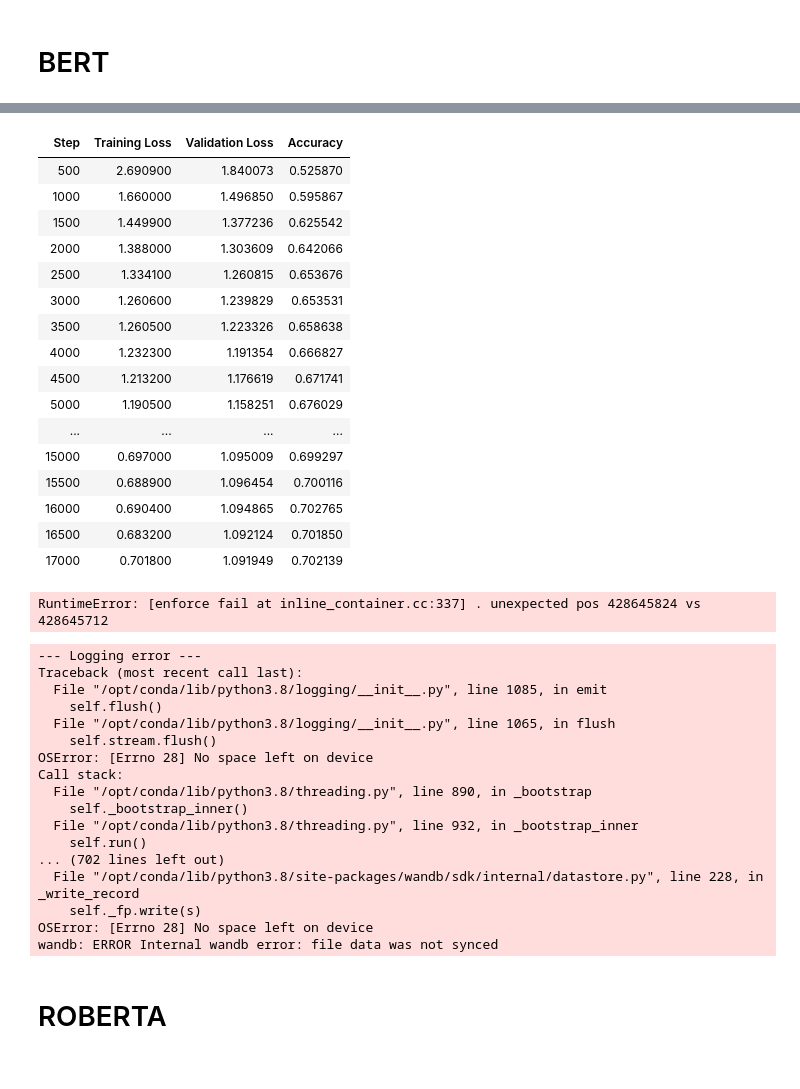
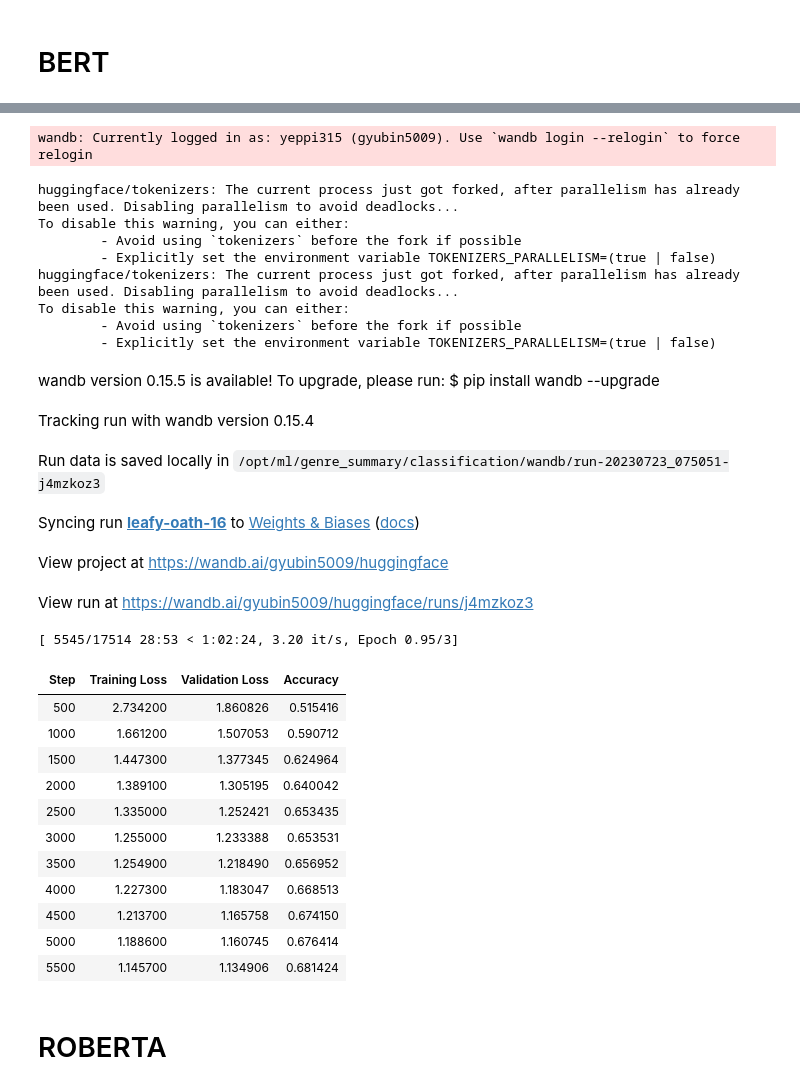
Before and after one commit to gyubinc/genre_summary, a Jupyter notebook: classification/classi.ipynb, the cells around one changed output, grey strips where cells are left out. Saved outputs shown, nothing was run; the diff lists cells and outputs as text; code cells hidden in the pictures.

Commit message:
fix) training file

```diff
--- a/classification/classi.ipynb
+++ b/classification/classi.ipynb
@@ -343,6 +343,7 @@ from transformers import BertTokenizerFast, BertForSequenceClassification, Train
 from torch.utils.data import Dataset
 from sklearn.preprocessing import LabelEncoder
 from sklearn.metrics import accuracy_score
+import torch
 import numpy as np
 
 class CustomDataset(Dataset):
@@ -373,8 +374,18 @@ x_valid = x_valid_1.tolist()
 
 # y_train과 y_valid가 텍스트 라벨이라면, 이를 정수형 라벨로 변환
 le = LabelEncoder()
-y_train = le.fit_transform(y_train)
-y_valid = le.transform(y_valid)
+y_train = le.fit_transform(y_train_1)
+y_valid = le.transform(y_valid_1)
+
+import pickle
+
+# LabelEncoder 객체를 저장합니다.
+with open('label_encoder.pkl', 'wb') as f:
+    pickle.dump(le, f)
+
+# 나중에 LabelEncoder 객체를 로드합니다.
+with open('label_encoder.pkl', 'rb') as f:
+    loaded_le = pickle.load(f)
 
 train_encodings = tokenizer(x_train, truncation=True, padding=True)
 valid_encodings = tokenizer(x_valid, truncation=True, padding=True)
@@ -391,6 +402,7 @@ model = BertForSequenceClassification.from_pretrained('bert-base-uncased', num_l
 training_args = TrainingArguments(
     output_dir='./results',          # 출력 결과를 저장할 경로
     num_train_epochs=3,              # 훈련 에포크 수
+    save_total_limit = 3,
     per_device_train_batch_size=32,  # 훈련 배치 크기
     per_device_eval_batch_size=32,   # 검증 배치 크기
     warmup_steps=500,                # 워밍업 스텝 수
@@ -423,38 +439,31 @@ You should probably TRAIN this model on a down-stream task to be able to use it
-| Step | Training Loss | Validation Loss | Accuracy |
-| 500 | 2.690900 | 1.840073 | 0.525870 |
-| 1000 | 1.660000 | 1.496850 | 0.595867 |
-| 1500 | 1.449900 | 1.377236 | 0.625542 |
-| 2000 | 1.388000 | 1.303609 | 0.642066 |
-| 2500 | 1.334100 | 1.260815 | 0.653676 |
-| 3000 | 1.260600 | 1.239829 | 0.653531 |
-| 3500 | 1.260500 | 1.223326 | 0.658638 |
-| 4000 | 1.232300 | 1.191354 | 0.666827 |
-| 4500 | 1.213200 | 1.176619 | 0.671741 |
-| 5000 | 1.190500 | 1.158251 | 0.676029 |
-| ... | ... | ... | ... |
-| 15000 | 0.697000 | 1.095009 | 0.699297 |
-| 15500 | 0.688900 | 1.096454 | 0.700116 |
-| 16000 | 0.690400 | 1.094865 | 0.702765 |
-| 16500 | 0.683200 | 1.092124 | 0.701850 |
-| 17000 | 0.701800 | 1.091949 | 0.702139 |
-RuntimeError: [enforce fail at inline_container.cc:337] . unexpected pos 428645824 vs 428645712
+wandb: Currently logged in as: yeppi315 (gyubin5009). Use `wandb login --relogin` to force relogin
---- Logging error ---
-Traceback (most recent call last):
-  File "/opt/conda/lib/python3.8/logging/__init__.py", line 1085, in emit
-    self.flush()
-  File "/opt/conda/lib/python3.8/logging/__init__.py", line 1065, in flush
-    self.stream.flush()
-OSError: [Errno 28] No space left on device
-Call stack:
-  File "/opt/conda/lib/python3.8/threading.py", line 890, in _bootstrap
-    self._bootstrap_inner()
-  File "/opt/conda/lib/python3.8/threading.py", line 932, in _bootstrap_inner
-    self.run()
-... (702 lines left out)
-  File "/opt/conda/lib/python3.8/site-packages/wandb/sdk/internal/datastore.py", line 228, in _write_record
-    self._fp.write(s)
-OSError: [Errno 28] No space left on device
-wandb: ERROR Internal wandb error: file data was not synced
+huggingface/tokenizers: The current process just got forked, after parallelism has already been used. Disabling parallelism to avoid deadlocks...
+To disable this warning, you can either:
+        - Avoid using `tokenizers` before the fork if possible
+        - Explicitly set the environment variable TOKENIZERS_PARALLELISM=(true | false)
+huggingface/tokenizers: The current process just got forked, after parallelism has already been used. Disabling parallelism to avoid deadlocks...
+To disable this warning, you can either:
+        - Avoid using `tokenizers` before the fork if possible
+        - Explicitly set the environment variable TOKENIZERS_PARALLELISM=(true | false)
+wandb version 0.15.5 is available! To upgrade, please run: $ pip install wandb --upgrade
+Tracking run with wandb version 0.15.4
+Run data is saved locally in /opt/ml/genre_summary/classification/wandb/run-20230723_075051-j4mzkoz3
+Syncing run leafy-oath-16 to Weights & Biases (docs)
+View project at https://wandb.ai/gyubin5009/huggingface
+View run at https://wandb.ai/gyubin5009/huggingface/runs/j4mzkoz3
+[ 5545/17514 28:53 < 1:02:24, 3.20 it/s, Epoch 0.95/3]
+| Step | Training Loss | Validation Loss | Accuracy |
+| 500 | 2.734200 | 1.860826 | 0.515416 |
+| 1000 | 1.661200 | 1.507053 | 0.590712 |
+| 1500 | 1.447300 | 1.377345 | 0.624964 |
+| 2000 | 1.389100 | 1.305195 | 0.640042 |
+| 2500 | 1.335000 | 1.252421 | 0.653435 |
+| 3000 | 1.255000 | 1.233388 | 0.653531 |
+| 3500 | 1.254900 | 1.218490 | 0.656952 |
+| 4000 | 1.227300 | 1.183047 | 0.668513 |
+| 4500 | 1.213700 | 1.165758 | 0.674150 |
+| 5000 | 1.188600 | 1.160745 | 0.676414 |
+| 5500 | 1.145700 | 1.134906 | 0.681424 |
 # %%
 # 모델 저장
 trainer.save_model("./model/save_last")
```
Also changed, not shown: parts of 5 cells of this notebook.
